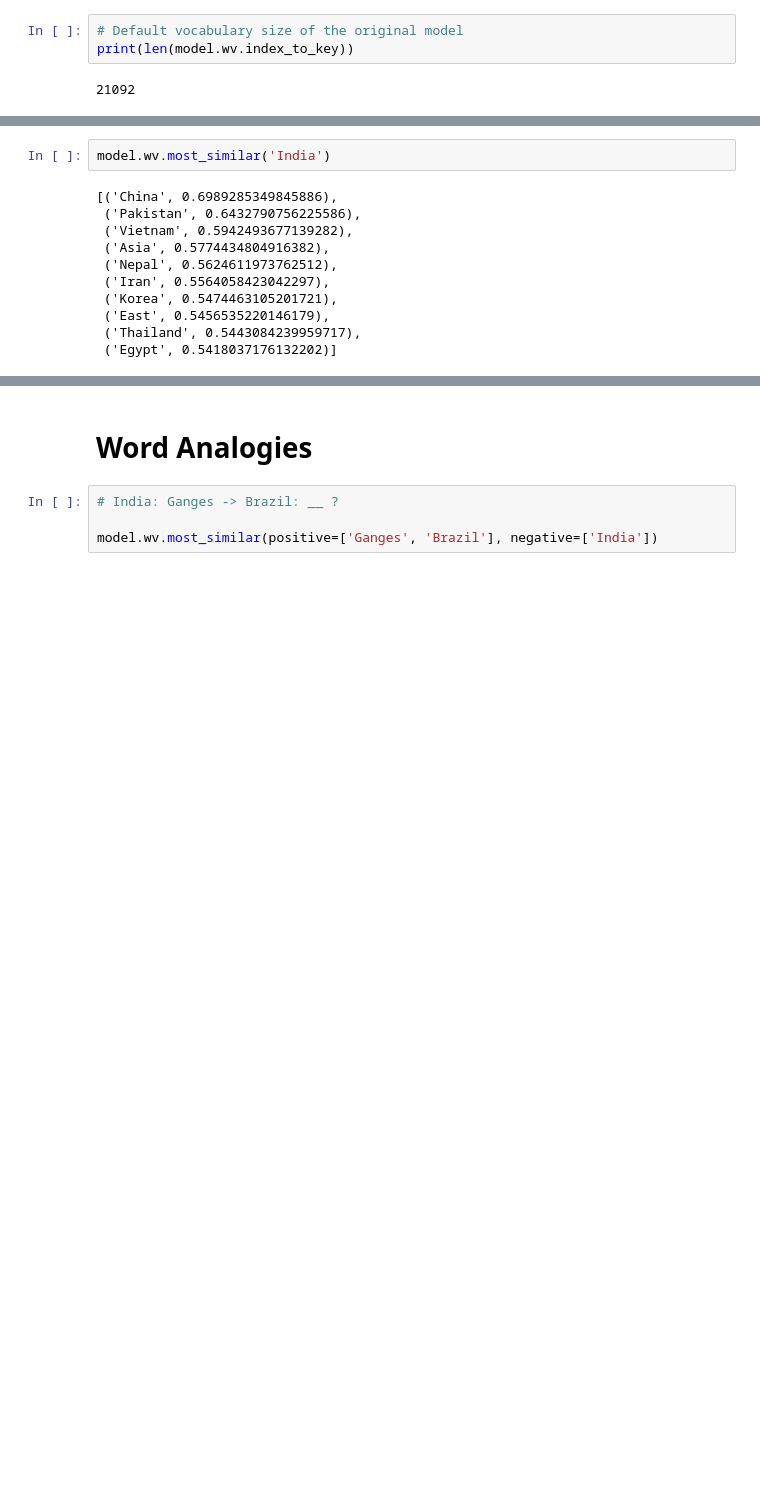
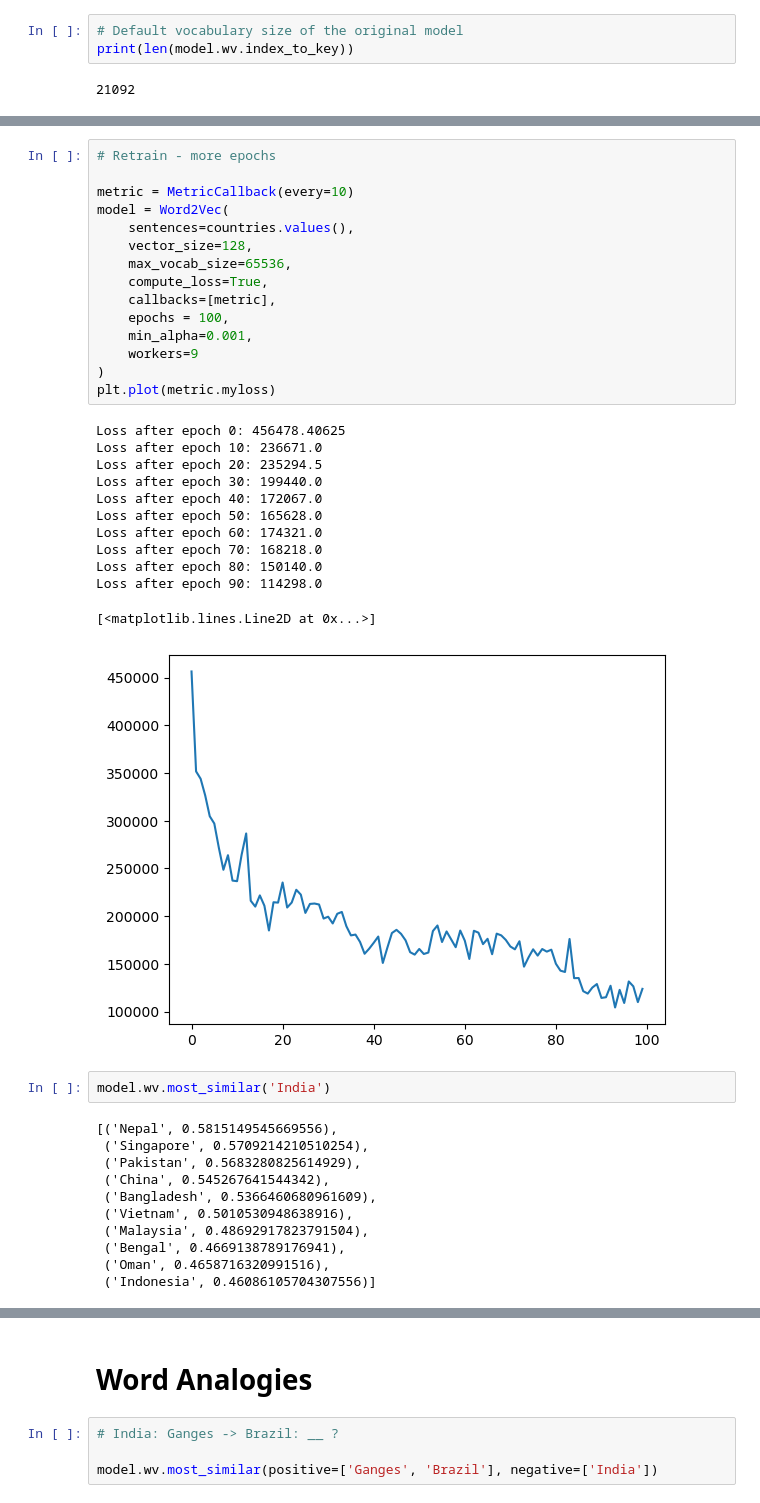
Before and after one commit to sharanharsoor/experiments, a Jupyter notebook: Gensim_word2vec_countires_wiki.ipynb, the cells around one changed output, grey strips where cells are left out. Cells and saved outputs as stored; diff of their text form; blank space fills up the shorter version.

```diff
--- a/Gensim_word2vec_countires_wiki.ipynb
+++ b/Gensim_word2vec_countires_wiki.ipynb
@@ -268,16 +281,44 @@ Loss after epoch 9: 237775.0
+# %%
+# Retrain - more epochs
+
+metric = MetricCallback(every=10)
+model = Word2Vec(
+    sentences=countries.values(),
+    vector_size=128,
+    max_vocab_size=65536,
+    compute_loss=True,
+    callbacks=[metric],
+    epochs = 100,
+    min_alpha=0.001,
+    workers=9
+)
+plt.plot(metric.myloss)
+# %% [output]
+Loss after epoch 0: 456478.40625
+Loss after epoch 10: 236671.0
+Loss after epoch 20: 235294.5
+Loss after epoch 30: 199440.0
+Loss after epoch 40: 172067.0
+Loss after epoch 50: 165628.0
+Loss after epoch 60: 174321.0
+Loss after epoch 70: 168218.0
+Loss after epoch 80: 150140.0
+Loss after epoch 90: 114298.0
+[<matplotlib.lines.Line2D at 0x...>]
+[figure, added]
 # %%
 model.wv.most_similar('India')
 # %% [output]
-[('China', 0.6989285349845886),
- ('Pakistan', 0.6432790756225586),
- ('Vietnam', 0.5942493677139282),
- ('Asia', 0.5774434804916382),
- ('Nepal', 0.5624611973762512),
- ('Iran', 0.5564058423042297),
- ('Korea', 0.5474463105201721),
- ('East', 0.5456535220146179),
- ('Thailand', 0.5443084239959717),
- ('Egypt', 0.5418037176132202)]
+[('Nepal', 0.5815149545669556),
+ ('Singapore', 0.5709214210510254),
+ ('Pakistan', 0.5683280825614929),
+ ('China', 0.545267641544342),
+ ('Bangladesh', 0.5366460680961609),
+ ('Vietnam', 0.5010530948638916),
+ ('Malaysia', 0.48692917823791504),
+ ('Bengal', 0.4669138789176941),
+ ('Oman', 0.4658716320991516),
+ ('Indonesia', 0.46086105704307556)]
 # %%
 # Examine the vector space
 
```
Also changed, not shown: parts of 12 cells of this notebook.
